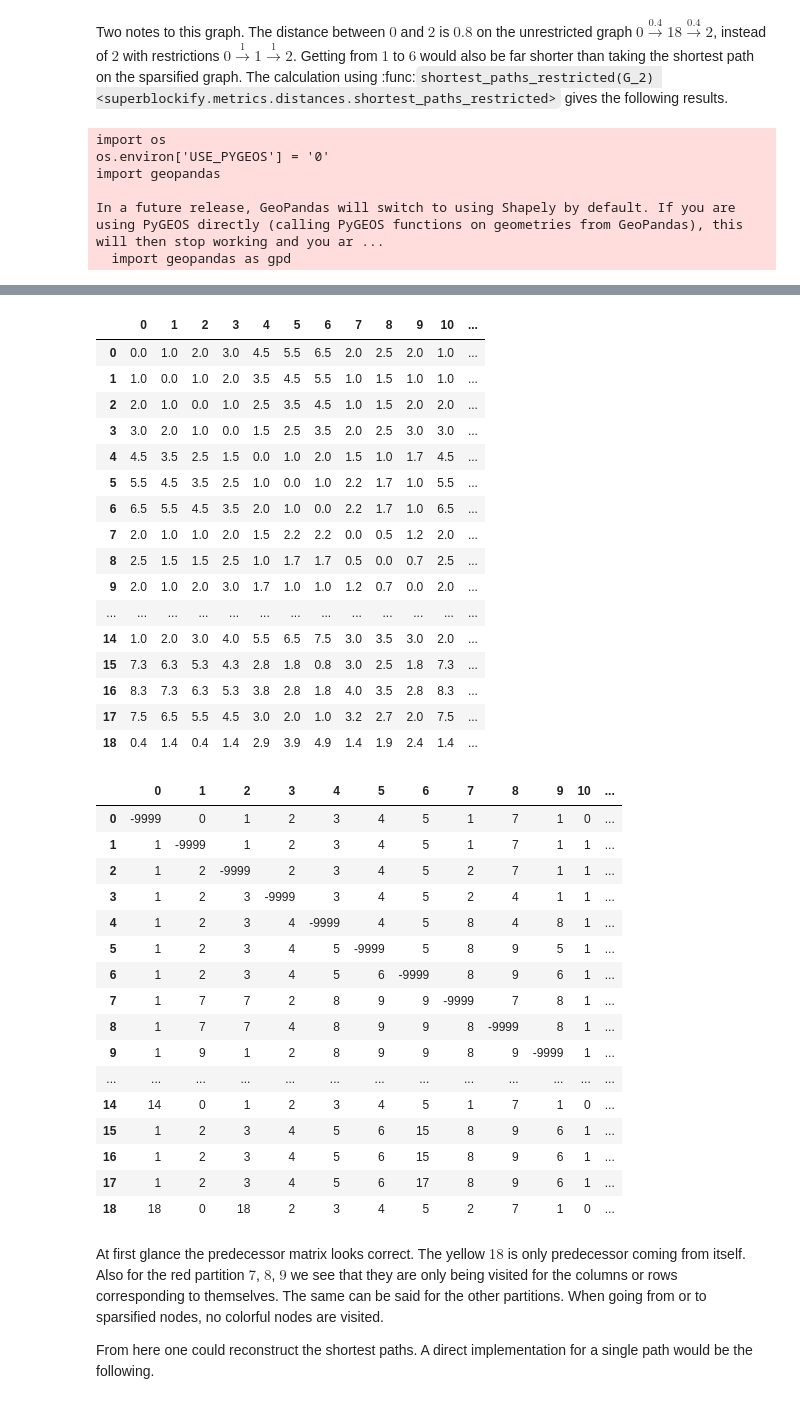
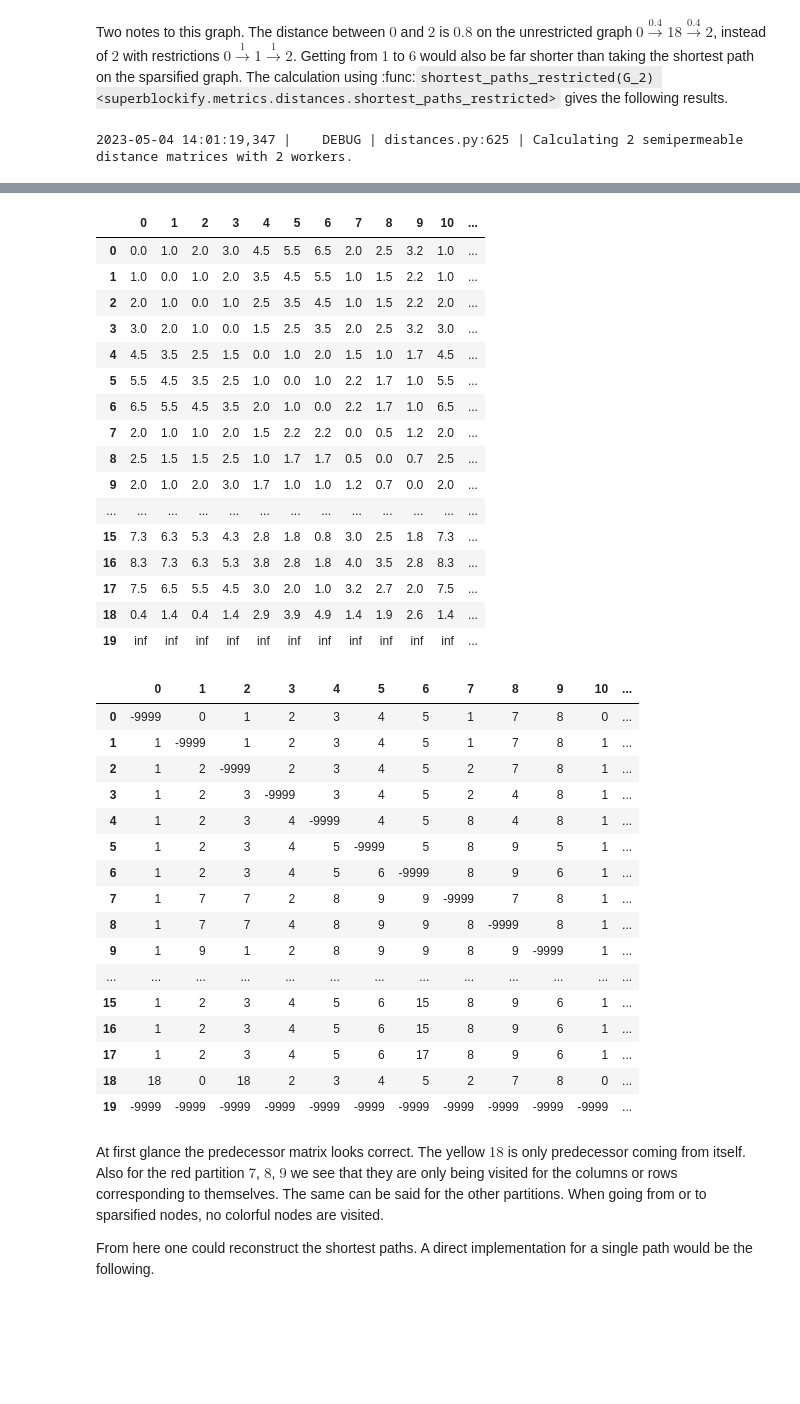
Before and after one commit to NERDSITU/superblockify, a Jupyter notebook: scripts/TestingNotebooks/20230409-dist_calc_restricted_code.ipynb, the cells around one changed output, grey strips where cells are left out. Saved outputs shown, nothing was run; the diff lists cells and outputs as text; code cells hidden in the pictures; blank space fills up the shorter version.

```diff
--- a/scripts/TestingNotebooks/20230409-dist_calc_restricted_code.ipynb
+++ b/scripts/TestingNotebooks/20230409-dist_calc_restricted_code.ipynb
@@ -219,6 +219,13 @@ def colored_predecessors(preds, graph=G, node_order=node_order,
                         columns=node_order_indices).style. \
         applymap(lambda x: f"color: {graph.nodes[node_order[x]]['partition']}"
     if x != -9999 else "")
+
+
+def colored_distances(dists, precision, cmap='Blues', node_order=node_order):
+    return pd.DataFrame(dists, index=node_order, columns=node_order).style. \
+        background_gradient(cmap=cmap, vmin=np.ma.masked_invalid(dists).min(),
+                            vmax=np.ma.masked_invalid(dists).max()). \
+        format(precision=precision)
 # %%
 min_mask = dist_leaving < dist_entering
 dist_le = dist_entering.copy()
@@ -454,7 +464,14 @@ G_2 = nx.DiGraph(nx.Graph(
         (17, 6, {"weight": 1}),
     ]
 ))
-n_sparse = [0, 1, 2, 3, 4, 5, 6]
+# Isolated node
+G_2.add_node(19)
+# Delete directed edges (1, 9), (6, 17), (10, 1)
+G_2.remove_edges_from([(1, 9), (6, 17), (10, 1)])
+# Add longer edge 0 -> 13
+G_2.add_edge(0, 13, weight=G_2[0][13]["weight"] * 2)
+
+n_sparse = [0, 1, 2, 3, 4, 5, 6, 19]
 partitions = {
     "sparsified":
         {"nodes": n_sparse, "color": "black", "subgraph": G_2.subgraph(n_sparse)},
@@ -495,16 +512,10 @@ from superblockify.metrics.distances import shortest_paths_restricted
 node_order_2 = list(range(len(G_2.nodes)))
 dist, pred = shortest_paths_restricted(G_2, partitions, weight="weight",
                                        node_order=node_order_2)
-display(pd.DataFrame(dist, index=node_order_2, columns=node_order_2).style. \
-        set_table_attributes('style="font-size: 12px"').format(precision=1)
-        .background_gradient(cmap='Blues'),
+display(colored_distances(dist, 1, node_order=node_order_2). \
+        set_table_attributes('style="font-size: 12px"'),
         colored_predecessors(pred, G_2, node_order=node_order_2,
                              node_order_indices=node_order_2). \
         set_table_attributes('style="font-size: 10px"'))
 # %% [output]
-import os
-os.environ['USE_PYGEOS'] = '0'
-import geopandas
-
-In a future release, GeoPandas will switch to using Shapely by default. If you are using PyGEOS directly (calling PyGEOS functions on geometries from GeoPandas), this will then stop working and you ar ...
-  import geopandas as gpd
+2023-05-04 14:01:19,347 |    DEBUG | distances.py:625 | Calculating 2 semipermeable distance matrices with 2 workers.
@@ -515,8 +524,8 @@ In a future release, GeoPandas will switch to using Shapely by default. If you a
 |  | 0 | 1 | 2 | 3 | 4 | 5 | 6 | 7 | 8 | 9 | 10 | ... |
-| 0 | 0.0 | 1.0 | 2.0 | 3.0 | 4.5 | 5.5 | 6.5 | 2.0 | 2.5 | 2.0 | 1.0 | ... |
-| 1 | 1.0 | 0.0 | 1.0 | 2.0 | 3.5 | 4.5 | 5.5 | 1.0 | 1.5 | 1.0 | 1.0 | ... |
-| 2 | 2.0 | 1.0 | 0.0 | 1.0 | 2.5 | 3.5 | 4.5 | 1.0 | 1.5 | 2.0 | 2.0 | ... |
-| 3 | 3.0 | 2.0 | 1.0 | 0.0 | 1.5 | 2.5 | 3.5 | 2.0 | 2.5 | 3.0 | 3.0 | ... |
+| 0 | 0.0 | 1.0 | 2.0 | 3.0 | 4.5 | 5.5 | 6.5 | 2.0 | 2.5 | 3.2 | 1.0 | ... |
+| 1 | 1.0 | 0.0 | 1.0 | 2.0 | 3.5 | 4.5 | 5.5 | 1.0 | 1.5 | 2.2 | 1.0 | ... |
+| 2 | 2.0 | 1.0 | 0.0 | 1.0 | 2.5 | 3.5 | 4.5 | 1.0 | 1.5 | 2.2 | 2.0 | ... |
+| 3 | 3.0 | 2.0 | 1.0 | 0.0 | 1.5 | 2.5 | 3.5 | 2.0 | 2.5 | 3.2 | 3.0 | ... |
 | 4 | 4.5 | 3.5 | 2.5 | 1.5 | 0.0 | 1.0 | 2.0 | 1.5 | 1.0 | 1.7 | 4.5 | ... |
 | 5 | 5.5 | 4.5 | 3.5 | 2.5 | 1.0 | 0.0 | 1.0 | 2.2 | 1.7 | 1.0 | 5.5 | ... |
 | 6 | 6.5 | 5.5 | 4.5 | 3.5 | 2.0 | 1.0 | 0.0 | 2.2 | 1.7 | 1.0 | 6.5 | ... |
@@ -524,16 +533,16 @@ In a future release, GeoPandas will switch to using Shapely by default. If you a
 | 8 | 2.5 | 1.5 | 1.5 | 2.5 | 1.0 | 1.7 | 1.7 | 0.5 | 0.0 | 0.7 | 2.5 | ... |
 | 9 | 2.0 | 1.0 | 2.0 | 3.0 | 1.7 | 1.0 | 1.0 | 1.2 | 0.7 | 0.0 | 2.0 | ... |
 | ... | ... | ... | ... | ... | ... | ... | ... | ... | ... | ... | ... | ... |
-| 14 | 1.0 | 2.0 | 3.0 | 4.0 | 5.5 | 6.5 | 7.5 | 3.0 | 3.5 | 3.0 | 2.0 | ... |
 | 15 | 7.3 | 6.3 | 5.3 | 4.3 | 2.8 | 1.8 | 0.8 | 3.0 | 2.5 | 1.8 | 7.3 | ... |
 | 16 | 8.3 | 7.3 | 6.3 | 5.3 | 3.8 | 2.8 | 1.8 | 4.0 | 3.5 | 2.8 | 8.3 | ... |
 | 17 | 7.5 | 6.5 | 5.5 | 4.5 | 3.0 | 2.0 | 1.0 | 3.2 | 2.7 | 2.0 | 7.5 | ... |
-| 18 | 0.4 | 1.4 | 0.4 | 1.4 | 2.9 | 3.9 | 4.9 | 1.4 | 1.9 | 2.4 | 1.4 | ... |
+| 18 | 0.4 | 1.4 | 0.4 | 1.4 | 2.9 | 3.9 | 4.9 | 1.4 | 1.9 | 2.6 | 1.4 | ... |
+| 19 | inf | inf | inf | inf | inf | inf | inf | inf | inf | inf | inf | ... |
 |  | 0 | 1 | 2 | 3 | 4 | 5 | 6 | 7 | 8 | 9 | 10 | ... |
-| 0 | -9999 | 0 | 1 | 2 | 3 | 4 | 5 | 1 | 7 | 1 | 0 | ... |
-| 1 | 1 | -9999 | 1 | 2 | 3 | 4 | 5 | 1 | 7 | 1 | 1 | ... |
-| 2 | 1 | 2 | -9999 | 2 | 3 | 4 | 5 | 2 | 7 | 1 | 1 | ... |
-| 3 | 1 | 2 | 3 | -9999 | 3 | 4 | 5 | 2 | 4 | 1 | 1 | ... |
+| 0 | -9999 | 0 | 1 | 2 | 3 | 4 | 5 | 1 | 7 | 8 | 0 | ... |
+| 1 | 1 | -9999 | 1 | 2 | 3 | 4 | 5 | 1 | 7 | 8 | 1 | ... |
+| 2 | 1 | 2 | -9999 | 2 | 3 | 4 | 5 | 2 | 7 | 8 | 1 | ... |
+| 3 | 1 | 2 | 3 | -9999 | 3 | 4 | 5 | 2 | 4 | 8 | 1 | ... |
 | 4 | 1 | 2 | 3 | 4 | -9999 | 4 | 5 | 8 | 4 | 8 | 1 | ... |
 | 5 | 1 | 2 | 3 | 4 | 5 | -9999 | 5 | 8 | 9 | 5 | 1 | ... |
 | 6 | 1 | 2 | 3 | 4 | 5 | 6 | -9999 | 8 | 9 | 6 | 1 | ... |
@@ -541,11 +550,11 @@ In a future release, GeoPandas will switch to using Shapely by default. If you a
 | 8 | 1 | 7 | 7 | 4 | 8 | 9 | 9 | 8 | -9999 | 8 | 1 | ... |
 | 9 | 1 | 9 | 1 | 2 | 8 | 9 | 9 | 8 | 9 | -9999 | 1 | ... |
 | ... | ... | ... | ... | ... | ... | ... | ... | ... | ... | ... | ... | ... |
-| 14 | 14 | 0 | 1 | 2 | 3 | 4 | 5 | 1 | 7 | 1 | 0 | ... |
 | 15 | 1 | 2 | 3 | 4 | 5 | 6 | 15 | 8 | 9 | 6 | 1 | ... |
 | 16 | 1 | 2 | 3 | 4 | 5 | 6 | 15 | 8 | 9 | 6 | 1 | ... |
 | 17 | 1 | 2 | 3 | 4 | 5 | 6 | 17 | 8 | 9 | 6 | 1 | ... |
-| 18 | 18 | 0 | 18 | 2 | 3 | 4 | 5 | 2 | 7 | 1 | 0 | ... |
+| 18 | 18 | 0 | 18 | 2 | 3 | 4 | 5 | 2 | 7 | 8 | 0 | ... |
+| 19 | -9999 | -9999 | -9999 | -9999 | -9999 | -9999 | -9999 | -9999 | -9999 | -9999 | -9999 | ... |
 # %% [markdown]
 At first glance the predecessor matrix looks correct. The yellow $18$ is only
 predecessor coming from itself. Also for the red partition $7$, $8$, $9$ we see that
```
Also changed, not shown: parts of 9 cells of this notebook, 1 other file.
